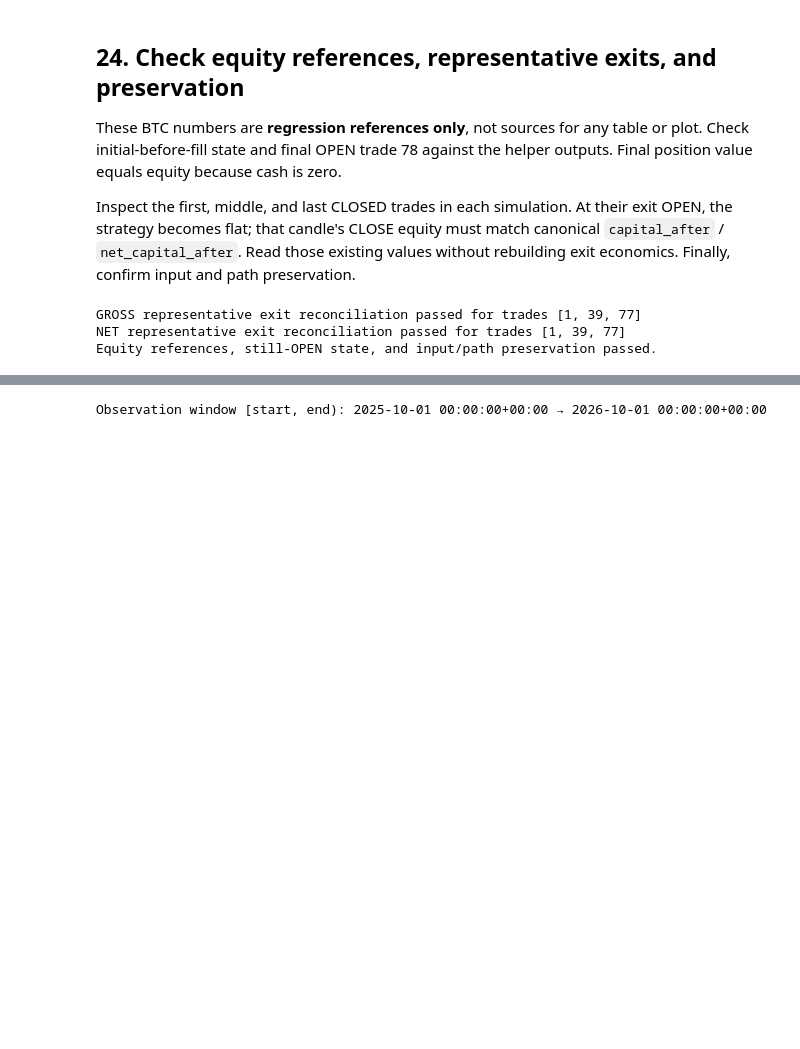
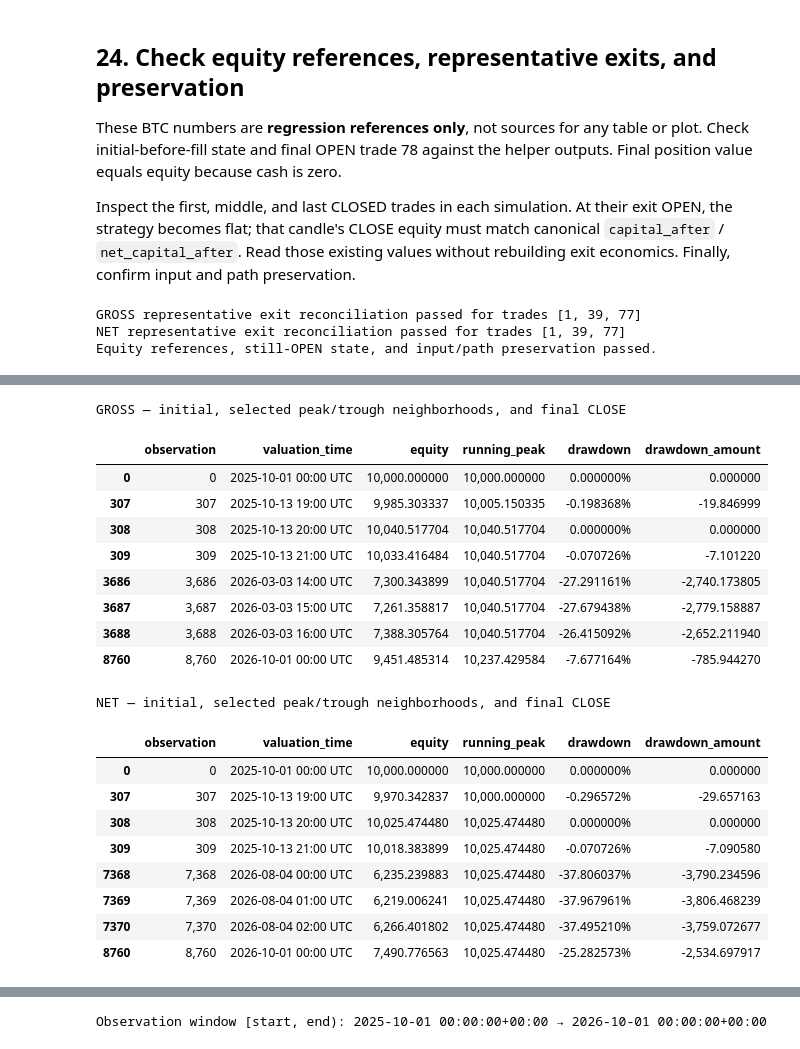
Before and after one commit to puckmandestroyer/trading-lab, a Jupyter notebook: notebooks/03_backtest_review.ipynb, the cells around one changed output, grey strips where cells are left out. Cells and saved outputs as stored; diff of their text form; code cells hidden in the pictures; blank space fills up the shorter version.

```diff
--- a/notebooks/03_backtest_review.ipynb
+++ b/notebooks/03_backtest_review.ipynb
@@ -1040,0 +1178,44 @@ Equity references, still-OPEN state, and input/path preservation passed.
+# %%
+portfolio_preview_columns = [
+    "observation", "valuation_time", "equity", "running_peak", "drawdown", "drawdown_amount",
+]
+portfolio_preview_formats = {
+    "observation": "{:,.0f}",
+    "valuation_time": lambda value: value.strftime("%Y-%m-%d %H:%M %Z"),
+    "equity": "{:,.6f}", "running_peak": "{:,.6f}",
+    "drawdown": "{:.6%}", "drawdown_amount": "{:,.6f}",
+}
+for label, drawdown_path, summary in [
+    ("GROSS", gross_portfolio_drawdown_path, gross_portfolio_drawdown_summary),
+    ("NET", net_portfolio_drawdown_path, net_portfolio_drawdown_summary),
+]:
+    selected_observations = [0, int(drawdown_path["observation"].iloc[-1])]
+    for field in ["peak_observation", "trough_observation"]:
+        center = int(summary.loc[label, field])
+        selected_observations.extend([center - 1, center, center + 1])
+    portfolio_preview = drawdown_path.loc[
+        drawdown_path["observation"].isin(selected_observations), portfolio_preview_columns,
+    ].copy()
+    print(label, "— initial, selected peak/trough neighborhoods, and final CLOSE")
+    display(portfolio_preview.style.format(portfolio_preview_formats))
+# %% [output]
+GROSS — initial, selected peak/trough neighborhoods, and final CLOSE
+|  | observation | valuation_time | equity | running_peak | drawdown | drawdown_amount |
+| 0 | 0 | 2025-10-01 00:00 UTC | 10,000.000000 | 10,000.000000 | 0.000000% | 0.000000 |
+| 307 | 307 | 2025-10-13 19:00 UTC | 9,985.303337 | 10,005.150335 | -0.198368% | -19.846999 |
+| 308 | 308 | 2025-10-13 20:00 UTC | 10,040.517704 | 10,040.517704 | 0.000000% | 0.000000 |
+| 309 | 309 | 2025-10-13 21:00 UTC | 10,033.416484 | 10,040.517704 | -0.070726% | -7.101220 |
+| 3686 | 3,686 | 2026-03-03 14:00 UTC | 7,300.343899 | 10,040.517704 | -27.291161% | -2,740.173805 |
+| 3687 | 3,687 | 2026-03-03 15:00 UTC | 7,261.358817 | 10,040.517704 | -27.679438% | -2,779.158887 |
+| 3688 | 3,688 | 2026-03-03 16:00 UTC | 7,388.305764 | 10,040.517704 | -26.415092% | -2,652.211940 |
+| 8760 | 8,760 | 2026-10-01 00:00 UTC | 9,451.485314 | 10,237.429584 | -7.677164% | -785.944270 |
+NET — initial, selected peak/trough neighborhoods, and final CLOSE
+|  | observation | valuation_time | equity | running_peak | drawdown | drawdown_amount |
+| 0 | 0 | 2025-10-01 00:00 UTC | 10,000.000000 | 10,000.000000 | 0.000000% | 0.000000 |
+| 307 | 307 | 2025-10-13 19:00 UTC | 9,970.342837 | 10,000.000000 | -0.296572% | -29.657163 |
+| 308 | 308 | 2025-10-13 20:00 UTC | 10,025.474480 | 10,025.474480 | 0.000000% | 0.000000 |
+| 309 | 309 | 2025-10-13 21:00 UTC | 10,018.383899 | 10,025.474480 | -0.070726% | -7.090580 |
+| 7368 | 7,368 | 2026-08-04 00:00 UTC | 6,235.239883 | 10,025.474480 | -37.806037% | -3,790.234596 |
+| 7369 | 7,369 | 2026-08-04 01:00 UTC | 6,219.006241 | 10,025.474480 | -37.967961% | -3,806.468239 |
+| 7370 | 7,370 | 2026-08-04 02:00 UTC | 6,266.401802 | 10,025.474480 | -37.495210% | -3,759.072677 |
+| 8760 | 8,760 | 2026-10-01 00:00 UTC | 7,490.776563 | 10,025.474480 | -25.282573% | -2,534.697917 |
```
Also changed, not shown: parts of 26 cells of this notebook, 3 other files.
